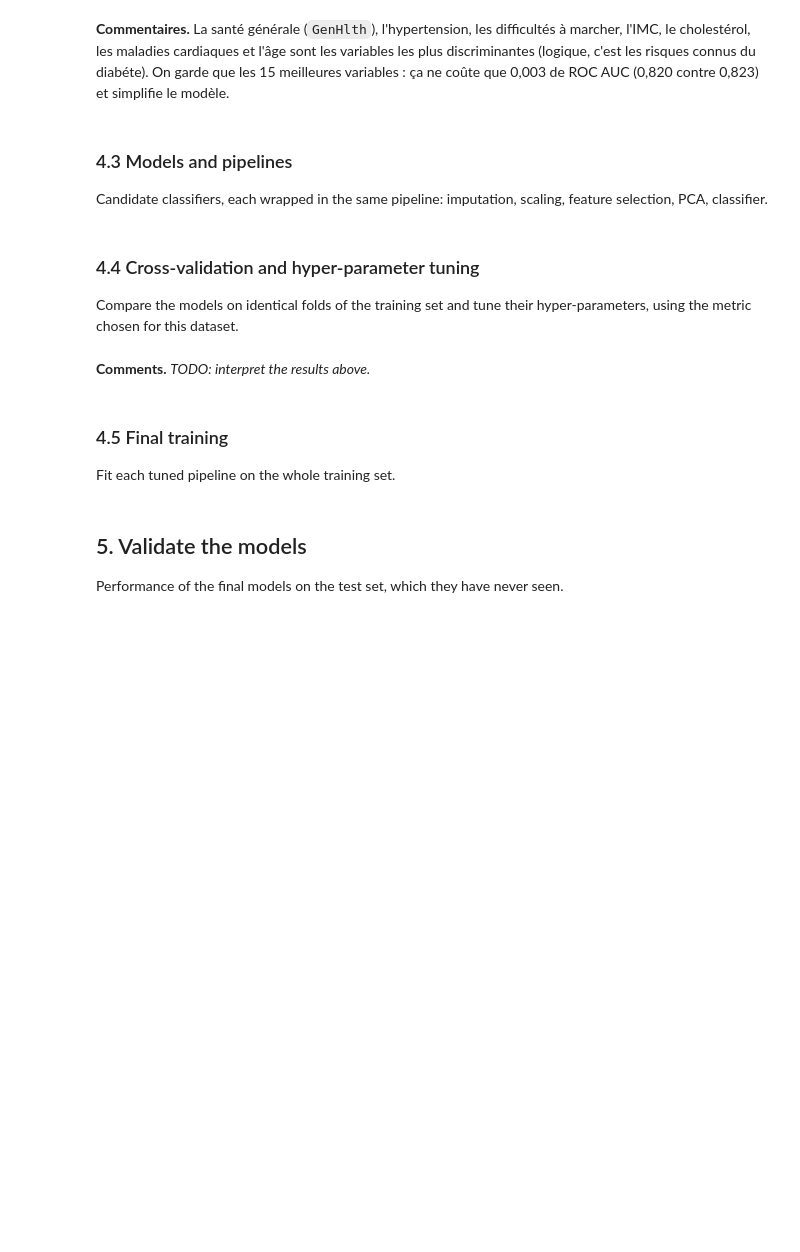
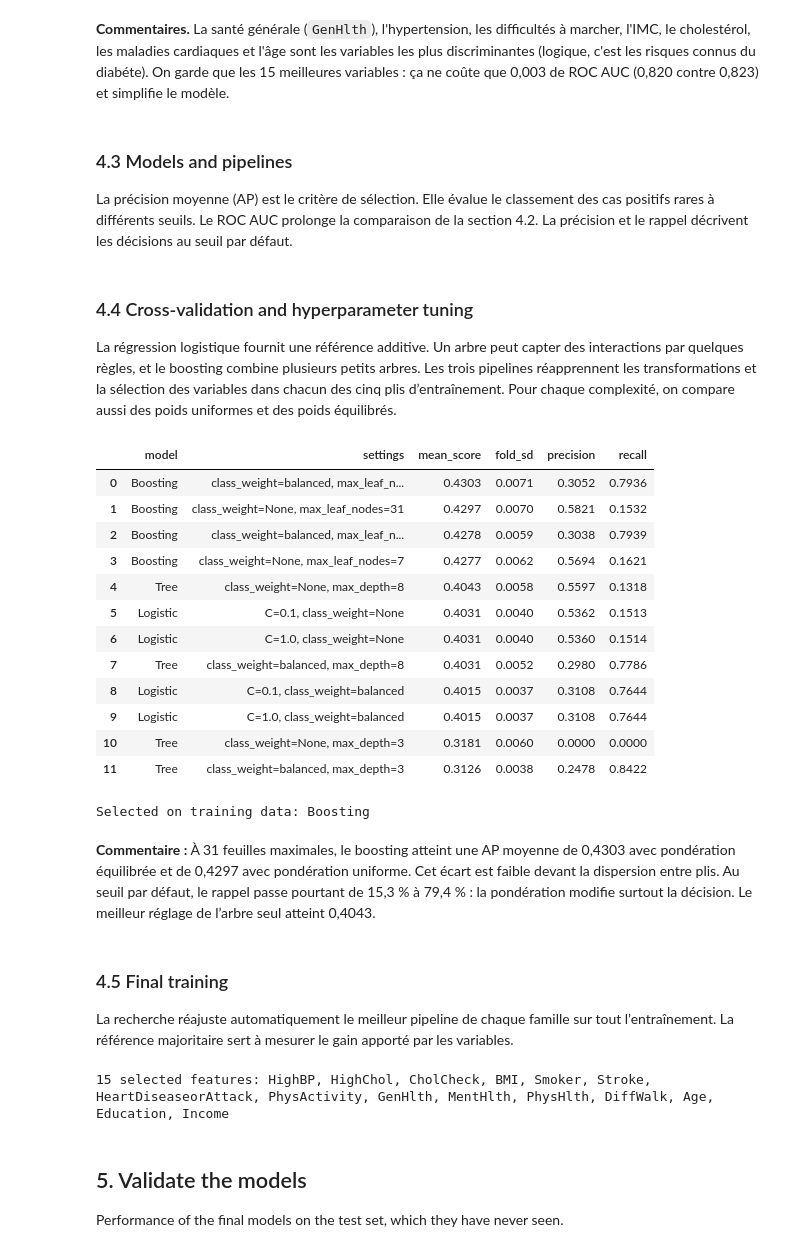
Before and after one commit to AmroBenramdane/Projet_ML, a Jupyter notebook: machine-learning-project copie/notebooks/dhi.ipynb, the cells around one changed output. Saved outputs shown, nothing was run; the diff lists cells and outputs as text; code cells hidden in the pictures; blank space fills up the shorter version.

```diff
--- a/machine-learning-project copie/notebooks/dhi.ipynb
+++ b/machine-learning-project copie/notebooks/dhi.ipynb
@@ -256,5 +256,5 @@ SelectKBest(k=15)
 # %% [markdown]
 ### 4.3 Models and pipelines
 
-Candidate classifiers, each wrapped in the same pipeline: imputation, scaling, feature selection, PCA, classifier.
+La précision moyenne (AP) est le critère de sélection. Elle évalue le classement des cas positifs rares à différents seuils. Le ROC AUC prolonge la comparaison de la section 4.2. La précision et le rappel décrivent les décisions au seuil par défaut.
 # %%
@@ -267,27 +267,42 @@ Candidate classifiers, each wrapped in the same pipeline: imputation, scaling, f
 # %% [markdown]
-### 4.4 Cross-validation and hyper-parameter tuning
+### 4.4 Cross-validation and hyperparameter tuning
 
-Compare the models on identical folds of the training set and tune their hyper-parameters, using the metric chosen for this dataset.
+La régression logistique fournit une référence additive. Un arbre peut capter des interactions par quelques règles, et le boosting combine plusieurs petits arbres. Les trois pipelines réapprennent les transformations et la sélection des variables dans chacun des cinq plis d’entraînement. Pour chaque complexité, on compare aussi des poids uniformes et des poids équilibrés.
 # %%
-# TODO: cross-validate and tune every pipeline.
-#   SCORING = ...  # metric suited to this dataset
-#   cv = mlw.build_cv_splitter(random_state=RANDOM_STATE)
-#   mlw.cross_validate_model(pipeline, X_train, y_train, SCORING, cv)
-#   mlw.tune_hyperparameters(
-#       pipeline, mlw.get_param_grids()[name], X_train, y_train, SCORING, cv
-#   )
+cv = mlw.build_cv_splitter(random_state=RANDOM_STATE)
+cv_table, fitted_models = mlw.fit_candidates(
+    pipelines, X_train, y_train, scoring=SCORING, cv=cv, compare_weights=True,
+)
+winner = cv_table.iloc[0]["model"]
+display(cv_table.round(4))
+print("Selected on training data:", winner)
+# %% [output]
+|  | model | settings | mean_score | fold_sd | precision | recall |
+| 0 | Boosting | class_weight=balanced, max_leaf_n... | 0.4303 | 0.0071 | 0.3052 | 0.7936 |
+| 1 | Boosting | class_weight=None, max_leaf_nodes=31 | 0.4297 | 0.0070 | 0.5821 | 0.1532 |
+| 2 | Boosting | class_weight=balanced, max_leaf_n... | 0.4278 | 0.0059 | 0.3038 | 0.7939 |
+| 3 | Boosting | class_weight=None, max_leaf_nodes=7 | 0.4277 | 0.0062 | 0.5694 | 0.1621 |
+| 4 | Tree | class_weight=None, max_depth=8 | 0.4043 | 0.0058 | 0.5597 | 0.1318 |
+| 5 | Logistic | C=0.1, class_weight=None | 0.4031 | 0.0040 | 0.5362 | 0.1513 |
+| 6 | Logistic | C=1.0, class_weight=None | 0.4031 | 0.0040 | 0.5360 | 0.1514 |
+| 7 | Tree | class_weight=balanced, max_depth=8 | 0.4031 | 0.0052 | 0.2980 | 0.7786 |
+| 8 | Logistic | C=0.1, class_weight=balanced | 0.4015 | 0.0037 | 0.3108 | 0.7644 |
+| 9 | Logistic | C=1.0, class_weight=balanced | 0.4015 | 0.0037 | 0.3108 | 0.7644 |
+| 10 | Tree | class_weight=None, max_depth=3 | 0.3181 | 0.0060 | 0.0000 | 0.0000 |
+| 11 | Tree | class_weight=balanced, max_depth=3 | 0.3126 | 0.0038 | 0.2478 | 0.8422 |
+Selected on training data: Boosting
 # %% [markdown]
-**Comments.** _TODO: interpret the results above._
+**Commentaire :** À 31 feuilles maximales, le boosting atteint une AP moyenne de 0,4303 avec pondération équilibrée et de 0,4297 avec pondération uniforme. Cet écart est faible devant la dispersion entre plis. Au seuil par défaut, le rappel passe pourtant de 15,3 % à 79,4 % : la pondération modifie surtout la décision. Le meilleur réglage de l’arbre seul atteint 0,4043.
 # %% [markdown]
 ### 4.5 Final training
 
-Fit each tuned pipeline on the whole training set.
+La recherche réajuste automatiquement le meilleur pipeline de chaque famille sur tout l’entraînement. La référence majoritaire sert à mesurer le gain apporté par les variables.
 # %%
-# TODO: fit the final models.
-#   fitted_models = {
-#       name: mlw.train_model(pipeline, X_train, y_train)
-#       for name, pipeline in pipelines.items()
-#   }
+fitted_models["Majority"] = mlw.majority_baseline(X_train, y_train)
+features = mlw.get_selected_features(fitted_models[winner], X_train.columns)
+print(f"{len(features)} selected features:", ", ".join(features))
+# %% [output]
+15 selected features: HighBP, HighChol, CholCheck, BMI, Smoker, Stroke, HeartDiseaseorAttack, PhysActivity, GenHlth, MentHlth, PhysHlth, DiffWalk, Age, Education, Income
 # %% [markdown]
 ## 5. Validate the models
 
```
Also changed, not shown: parts of 9 cells of this notebook, 4 other files.
